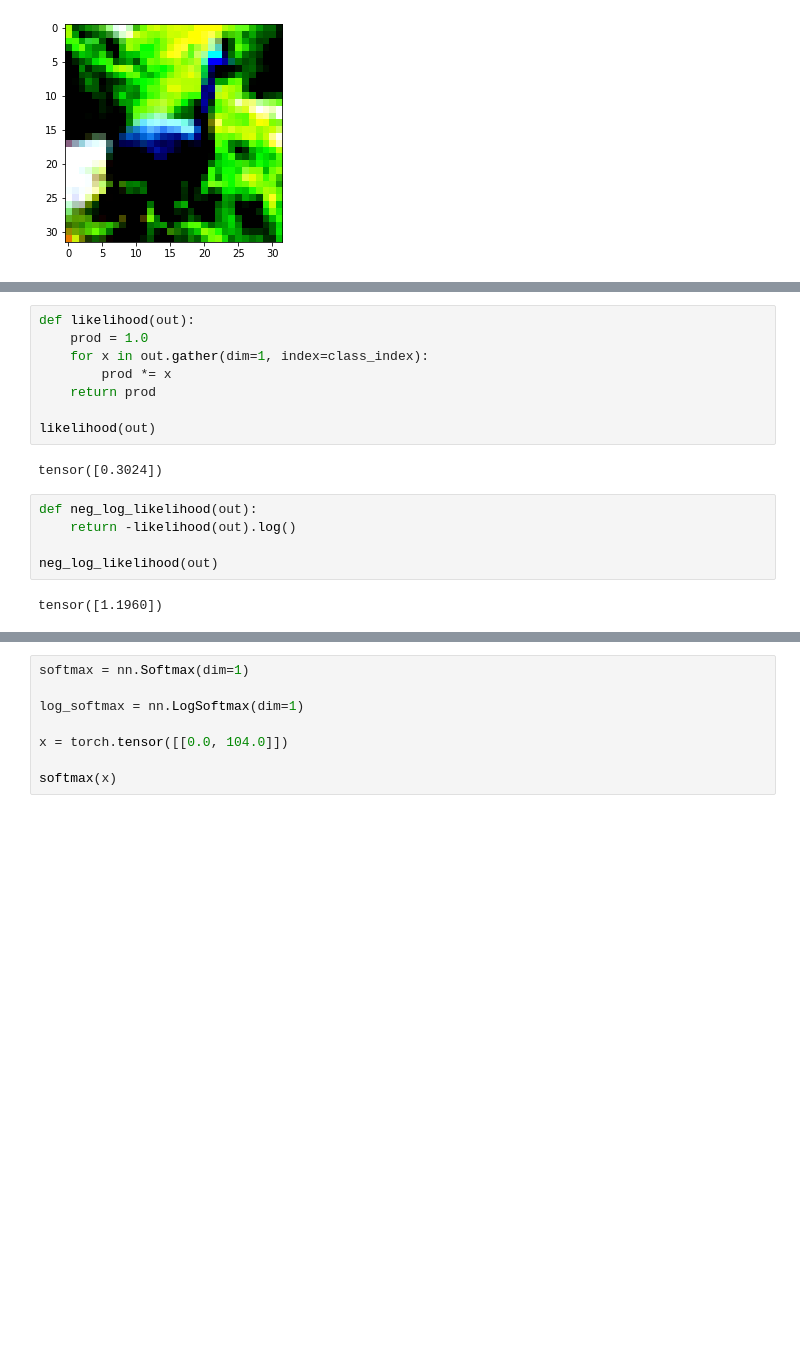
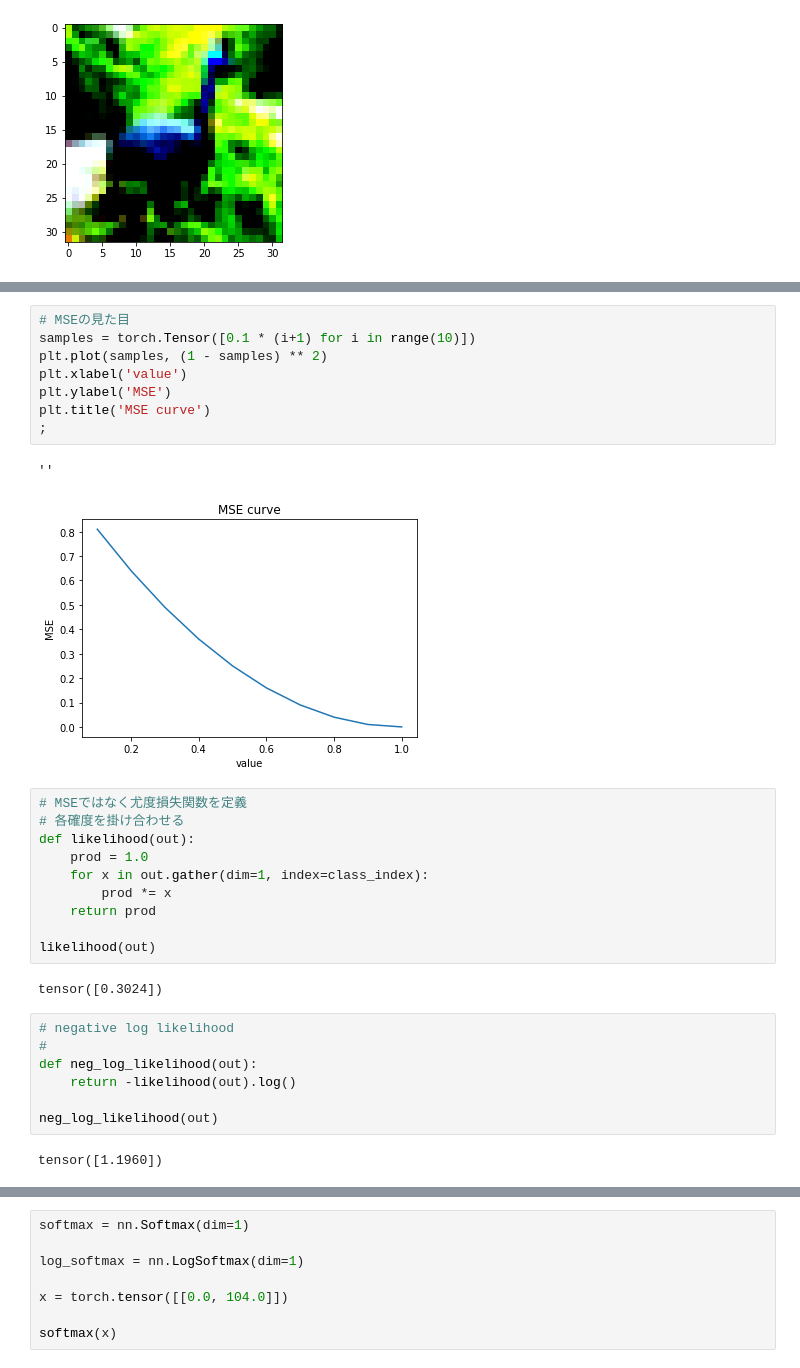
Before and after one commit to ishi23/deep-learning-with-pytorch-ja, a Jupyter notebook: p1ch7/2_birds_airplanes.ipynb, the cells around one changed output, grey strips where cells are left out. Saved outputs shown, nothing was run; the diff lists cells and outputs as text; blank space fills up the shorter version.

```diff
--- a/p1ch7/2_birds_airplanes.ipynb
+++ b/p1ch7/2_birds_airplanes.ipynb
@@ -169,4 +214,17 @@ tensor([[0.6000],
+# %%
+# MSEの見た目
+samples = torch.Tensor([0.1 * (i+1) for i in range(10)])
+plt.plot(samples, (1 - samples) ** 2)
+plt.xlabel('value')
+plt.ylabel('MSE')
+plt.title('MSE curve')
+;
+# %% [output]
+''
+[figure, added]
 # %%
+# MSEではなく尤度損失関数を定義
+# 各確度を掛け合わせる
 def likelihood(out):
     prod = 1.0
     for x in out.gather(dim=1, index=class_index):
@@ -177,6 +235,8 @@ likelihood(out)
 # %% [output]
 tensor([0.3024])
 # %%
+# negative log likelihood
+#
 def neg_log_likelihood(out):
     return -likelihood(out).log()
 
```
Also changed, not shown: parts of 52 cells of this notebook.
